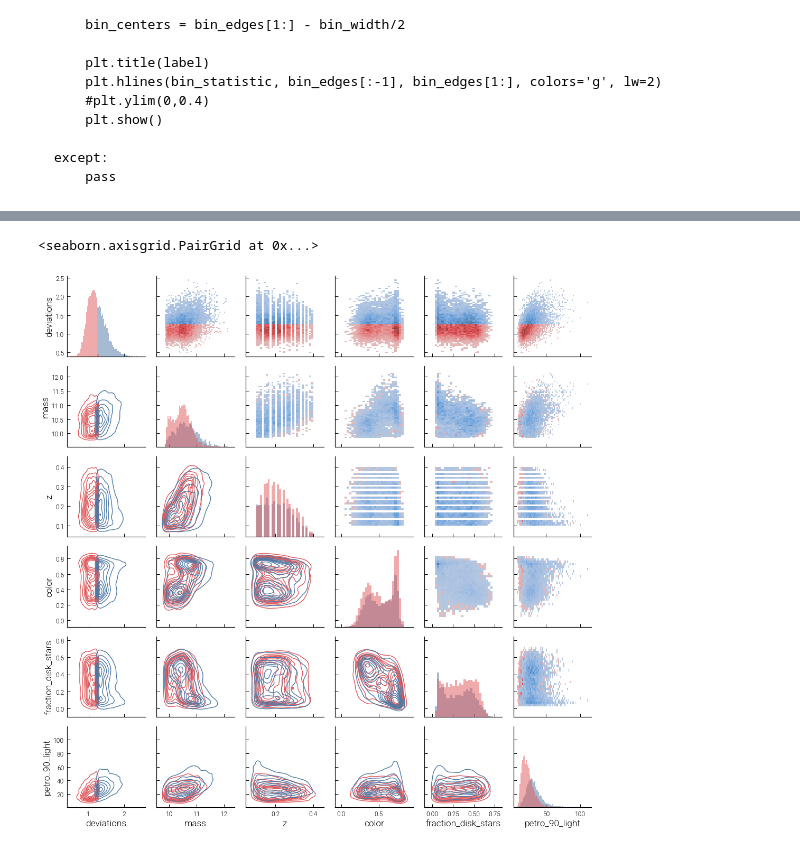
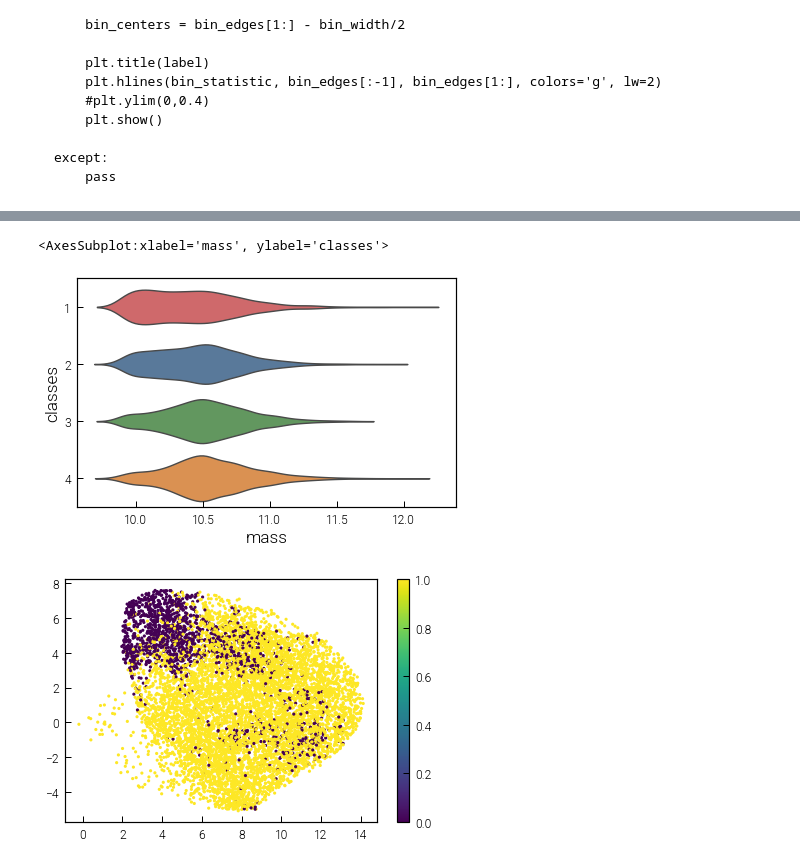
Before and after one commit to milchada/icm-clr, a Jupyter notebook: scripts/postprocessing/compare_distributions.ipynb, the cells around one changed output, grey strips where cells are left out. Cells and saved outputs as stored; diff of their text form; code cells hidden in the pictures.

Commit message:
new plots

```diff
--- a/scripts/postprocessing/compare_distributions.ipynb
+++ b/scripts/postprocessing/compare_distributions.ipynb
@@ -209,10 +186,12 @@ plt.show()
+# %%
+q = np.arange(0.0,1,0.25)
+quantiles = np.quantile(measure_HSC, q)
+classes = np.digitize(measure_HSC, quantiles)
 # %%
 import seaborn as sns
-d = {'high_deviation': mask, 'deviations': measure_HSC, 'mass': df_TNG100_0['mass'], 'z': df_TNG100_0['z'], 'color': df_TNG100_0['color'], 'fraction_disk_stars': df_TNG100_0['fraction_disk_stars'], 'petro_90_light': df_TNG100_0['petro_90_light']}
-g = sns.PairGrid(pd.DataFrame(d), hue="high_deviation")
-g.map_diag(sns.histplot)
-g.map_lower(sns.kdeplot)
-g.map_upper(sns.histplot)
+d = {'classes': classes, 'deviations': measure_HSC, 'mass': df_TNG100_0['mass'], 'z': df_TNG100_0['z'], 'color': df_TNG100_0['color'], 'fraction_disk_stars': df_TNG100_0['fraction_disk_stars'], 'petro_90_light': df_TNG100_0['petro_90_light']}
+d = pd.DataFrame(d)
+sns.violinplot(data=d, x="mass", y="classes", inner=None, orient='h', scale='area')
 # %% [output]
-<seaborn.axisgrid.PairGrid at 0x...>
+<AxesSubplot:xlabel='mass', ylabel='classes'>
-[figure, old version]
+[figure, new version]
@@ -218,0 +220,6 @@ g.map_upper(sns.histplot)
+# %%
+plt.scatter(u[:,0], u[:,1], s=10, c=measure_HSC<1.4)
+plt.colorbar()
+plt.show()
+# %% [output]
+[figure, added]
```
Also changed, not shown: parts of 9 cells of this notebook.
